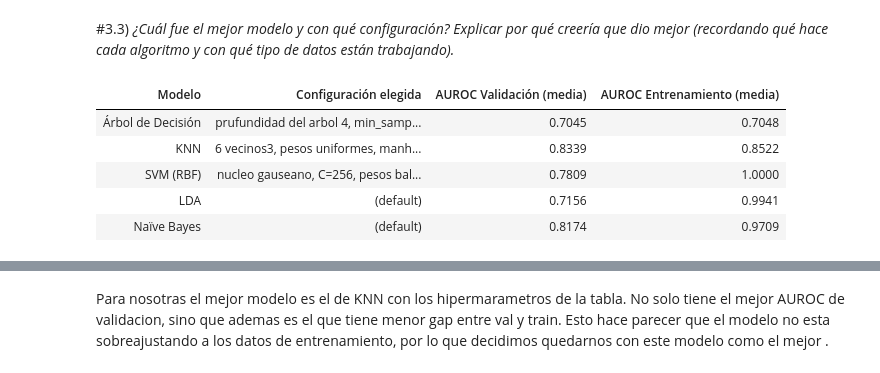
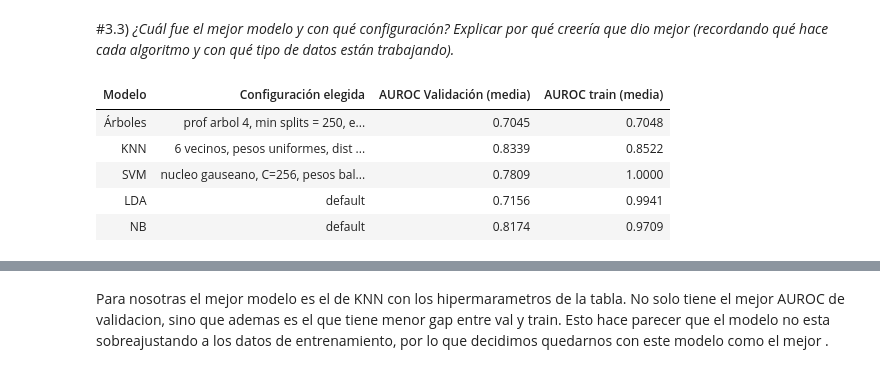
Before and after one commit to EmiLaPiola/NumLabIMC, a Jupyter notebook: Copia_de_TP_automático.ipynb, the cells around one changed output, grey strips where cells are left out. Cells and saved outputs as stored; diff of their text form; code cells hidden in the pictures.

```diff
--- a/Copia_de_TP_automático.ipynb
+++ b/Copia_de_TP_automático.ipynb
@@ -996,57 +958,54 @@ En Naïve Bayes la performance depende mucho de cómo maneja la varianza → var
 #3.3)
 *¿Cuál fue el mejor modelo y con qué configuración? Explicar por qué creería que dio mejor (recordando qué hace cada algoritmo y con qué tipo de datos están trabajando).*
 # %%
-import pandas as pd
-from IPython.display import display, HTML
-
 # Datos de los mejores modelos
 modelos = [
     {
-        "Modelo": "Árbol de Decisión",
-        "Configuración elegida": "prufundidad del arbol 4, min_samples_split=250, entropy, clases balanceadas",
+        "Modelo": "Árboles ",
+        "Configuración elegida": "prof arbol 4, min splits = 250, entropy, clases balanceadas",
         "AUROC Validación (media)": 0.7045,
-        "AUROC Entrenamiento (media)": 0.7048,
+        "AUROC train (media)": 0.7048,
     },
     {
         "Modelo": "KNN",
-        "Configuración elegida": "6 vecinos3,  pesos uniformes, manhattan",
+        "Configuración elegida": "6 vecinos, pesos uniformes, dist manhattan",
         "AUROC Validación (media)": 0.8339,
-        "AUROC Entrenamiento (media)": 0.8522,
+        "AUROC train (media)": 0.8522,
 
     },
     {
-        "Modelo": "SVM (RBF)",
+        "Modelo": "SVM",
         "Configuración elegida": "nucleo gauseano, C=256, pesos balanceados",
         "AUROC Validación (media)": 0.7809,
-        "AUROC Entrenamiento (media)": 1.0000,
+        "AUROC train (media)": 1.0000,
 
     },
     {
         "Modelo": "LDA",
-        "Configuración elegida": "(default)",
+        "Configuración elegida": "default",
         "AUROC Validación (media)": 0.7156,
-        "AUROC Entrenamiento (media)": 0.9941,
+        "AUROC train (media)": 0.9941,
 
     },
     {
-        "Modelo": "Naïve Bayes",
-        "Configuración elegida": "(default)",
+        "Modelo": "NB",
+        "Configuración elegida": "default",
         "AUROC Validación (media)": 0.8174,
-        "AUROC Entrenamiento (media)": 0.9709,
+        "AUROC train (media)": 0.9709,
 
     }
 ]
 
 # Convertimos a DataFrame
 df_modelos = pd.DataFrame(modelos)
 
 # Mostramos tabla bonita
 display(HTML(df_modelos.to_html(index=False, justify="center")))
 # %% [output]
-| Modelo | Configuración elegida | AUROC Validación (media) | AUROC Entrenamiento (media) |
-| Árbol de Decisión | prufundidad del arbol 4, min_samp... | 0.7045 | 0.7048 |
-| KNN | 6 vecinos3, pesos uniformes, manh... | 0.8339 | 0.8522 |
-| SVM (RBF) | nucleo gauseano, C=256, pesos bal... | 0.7809 | 1.0000 |
-| LDA | (default) | 0.7156 | 0.9941 |
-| Naïve Bayes | (default) | 0.8174 | 0.9709 |
+| Modelo | Configuración elegida | AUROC Validación (media) | AUROC train (media) |
+| Árboles | prof arbol 4, min splits = 250, e... | 0.7045 | 0.7048 |
+| KNN | 6 vecinos, pesos uniformes, dist ... | 0.8339 | 0.8522 |
+| SVM | nucleo gauseano, C=256, pesos bal... | 0.7809 | 1.0000 |
+| LDA | default | 0.7156 | 0.9941 |
+| NB | default | 0.8174 | 0.9709 |
 # %% [markdown]
```
Also changed, not shown: parts of 52 cells of this notebook.
